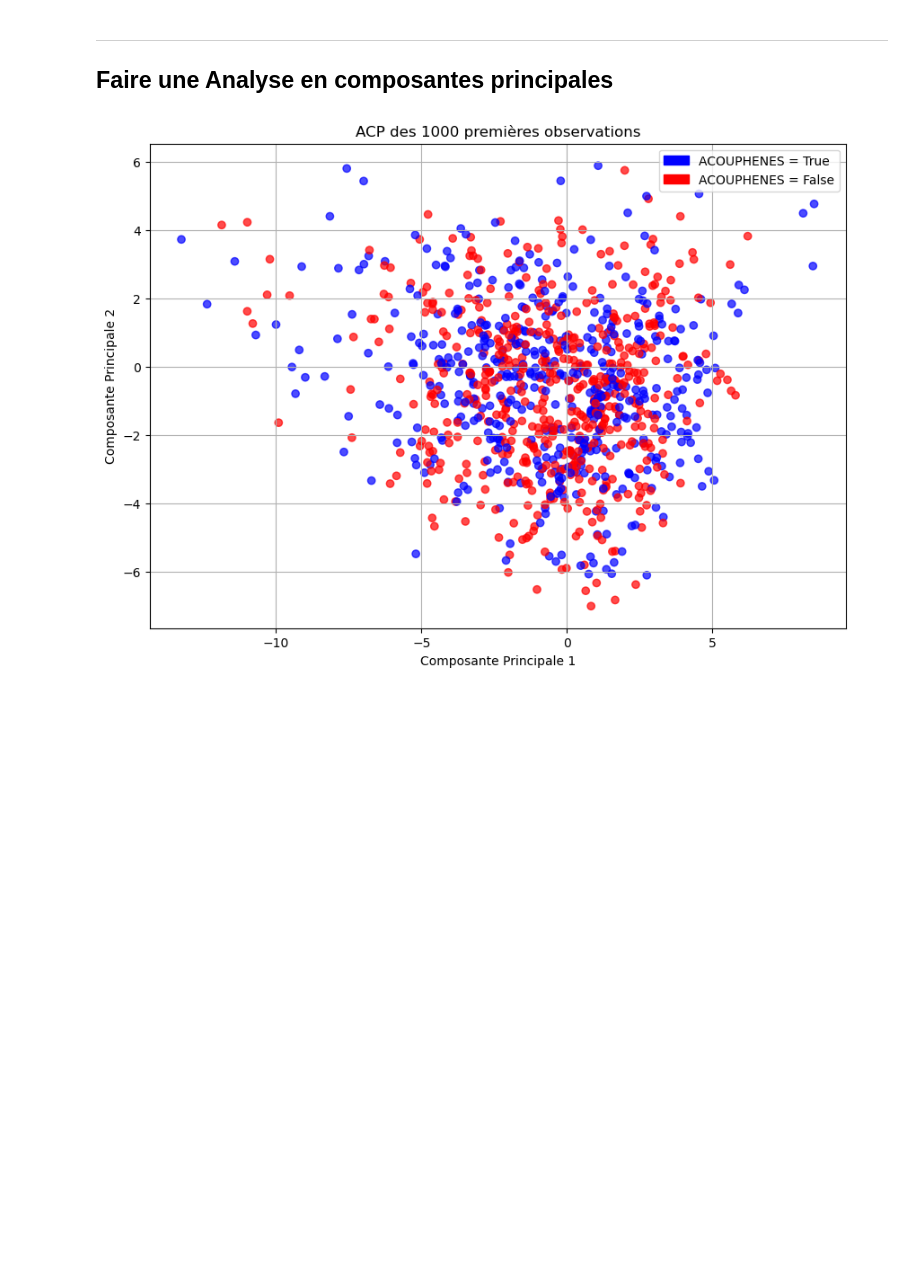
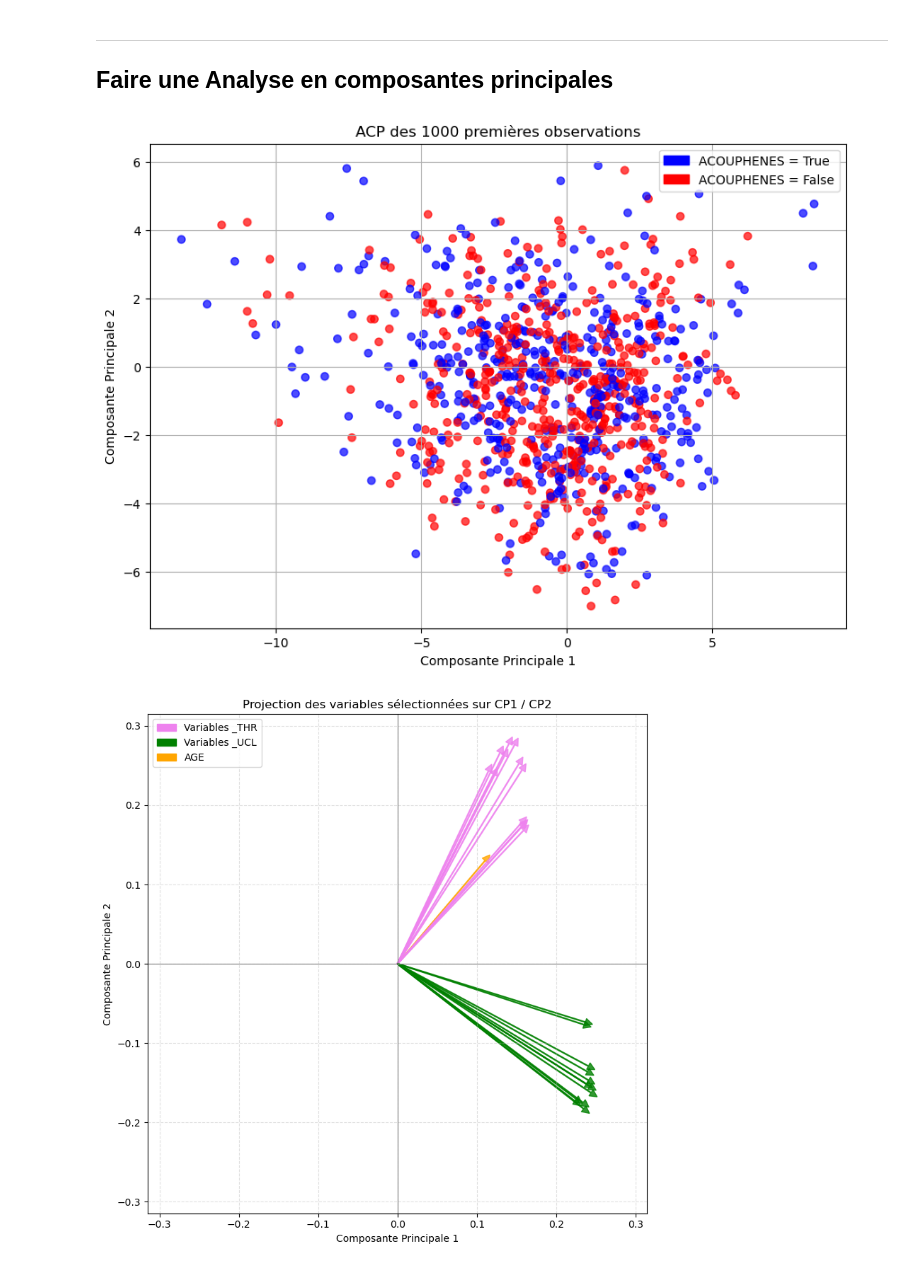
Before and after one commit to FrancisLabrele/GRAM-ANALYTICS, a Jupyter notebook: Analyses/EDA/PCA.ipynb, the cells around one changed output. Saved outputs shown, nothing was run; the diff lists cells and outputs as text; code cells hidden in the pictures; blank space fills up the shorter version.

```diff
--- a/Analyses/EDA/PCA.ipynb
+++ b/Analyses/EDA/PCA.ipynb
@@ -16,31 +17,76 @@ X = df.drop(columns=['ACOUPHENES'])
 X_numeric = X.select_dtypes(include=[np.number])
 
 # 2. Standardisation
 scaler = StandardScaler()
 X_scaled = scaler.fit_transform(X_numeric)
 
 # 3. Réalisation de l'ACP
 pca = PCA(n_components=2)
 components = pca.fit_transform(X_scaled)
 
 # 4. Préparation des données pour l'affichage des 1000 premières observations
 n = min(1000, components.shape[0])
 pc1 = components[:n, 0]
 pc2 = components[:n, 1]
 colors = ['blue' if val else 'red' for val in df['ACOUPHENES'].iloc[:n]]
 
 # 5. Affichage
 plt.figure(figsize=(10, 7))
 plt.scatter(pc1, pc2, c=colors, alpha=0.7)
 plt.xlabel('Composante Principale 1')
 plt.ylabel('Composante Principale 2')
 plt.title('ACP des 1000 premières observations')
 # Légende personnalisée
-import matplotlib.patches as mpatches
 blue_patch = mpatches.Patch(color='blue', label='ACOUPHENES = True')
 red_patch = mpatches.Patch(color='red', label='ACOUPHENES = False')
 plt.legend(handles=[blue_patch, red_patch])
 plt.grid(True)
 plt.show()
+
+
+# 1) loadings bruts (coordonnées dans [−1,1])
+loadings = pca.components_.T   # shape = (n_variables, 2)
+
+# 2) Préparation de la figure
+fig, ax = plt.subplots(figsize=(8,8))
+lim = np.max(np.abs(loadings)) * 1.1
+ax.set_xlim(-lim, lim)
+ax.set_ylim(-lim, lim)
+ax.axhline(0, color='grey', linewidth=0.8)
+ax.axvline(0, color='grey', linewidth=0.8)
+ax.grid(True, linestyle='--', alpha=0.4)
+ax.set_aspect('equal', 'box')
+
+# 3) Tracé des flèches colorées sans texte
+for i, var in enumerate(X_numeric.columns):
+    if var.endswith('_THR'):
+        col = 'violet'
+    elif var.endswith('_UCL'):
+        col = 'green'
+    elif var == 'AGE':
+        col = 'orange'
+    else:
+        continue
+
+    x, y = loadings[i, 0], loadings[i, 1]
+    ax.arrow(0, 0, x, y,
+             head_width=0.03*lim, head_length=0.03*lim,
+             length_includes_head=True,
+             color=col, alpha=0.8)
+
+# 4) Légende manuelle
+thr_patch = mpatches.Patch(color='violet', label='Variables _THR')
+ucl_patch = mpatches.Patch(color='green', label='Variables _UCL')
+age_patch = mpatches.Patch(color='orange', label='AGE')
+ax.legend(handles=[thr_patch, ucl_patch, age_patch], loc='upper left')
+
+# 5) Titres
+ax.set_xlabel('Composante Principale 1')
+ax.set_ylabel('Composante Principale 2')
+ax.set_title('Projection des variables sélectionnées sur CP1 / CP2')
+
+plt.tight_layout()
+plt.show()
 # %% [output]
 [figure]
+[figure, added]
```
Also changed, not shown: parts of 1 cell of this notebook, 5 other files.
